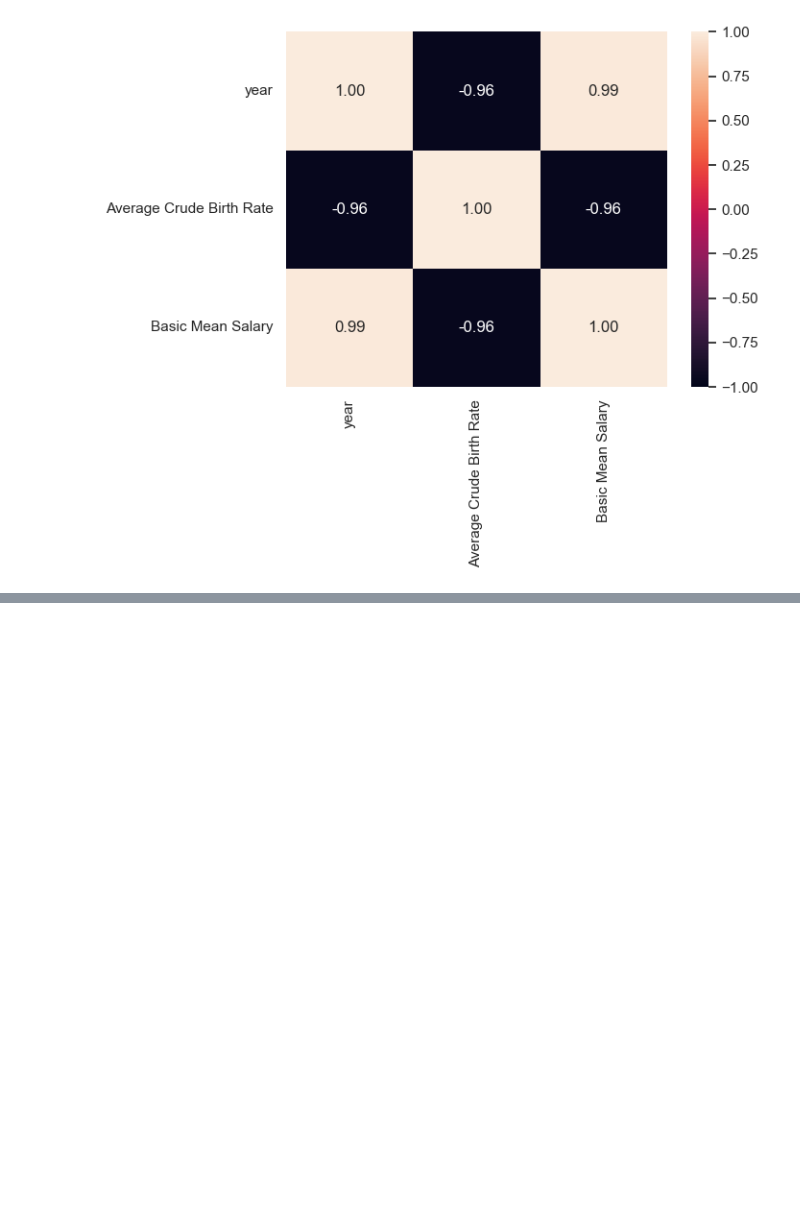
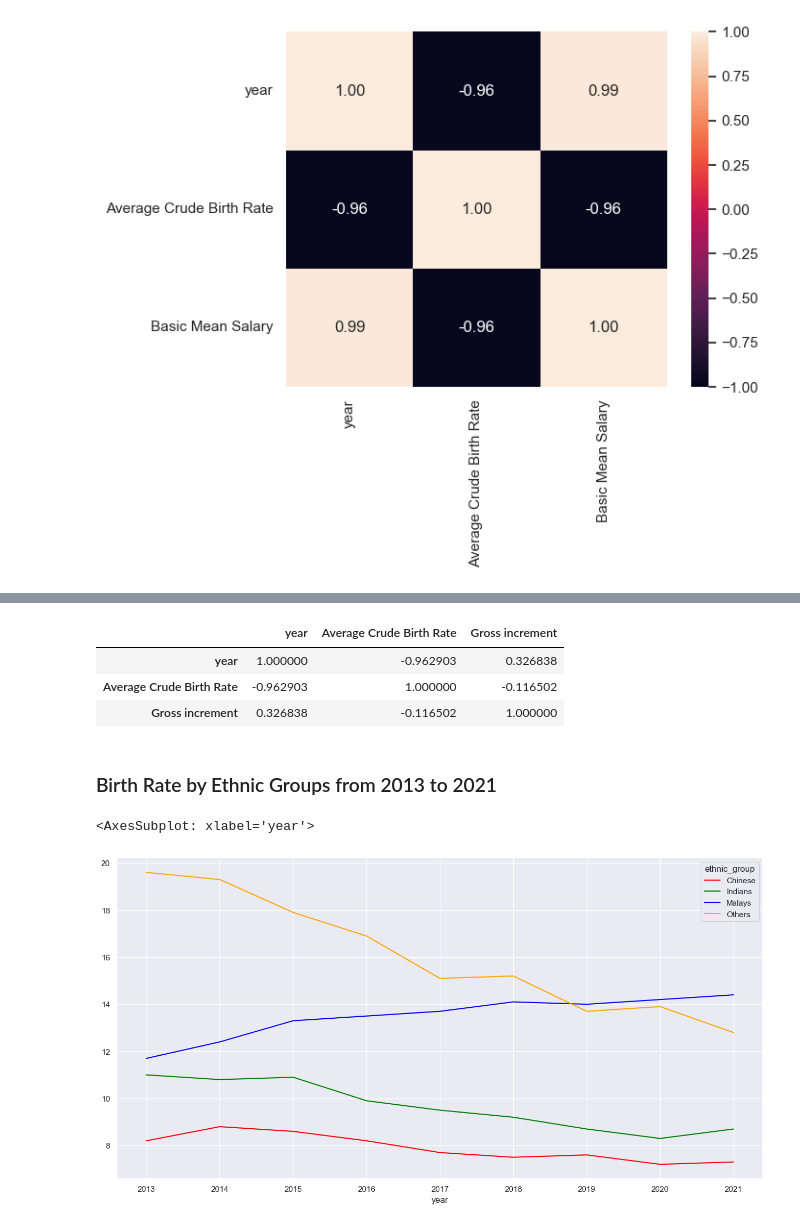
Before and after one commit to ShondoKu/EE5087-Mini-Project, a Jupyter notebook: EE5087_GroupProj.ipynb, the cells around one changed output, grey strips where cells are left out. Saved outputs shown, nothing was run; the diff lists cells and outputs as text; code cells hidden in the pictures; blank space fills up the shorter version.

```diff
--- a/EE5087_GroupProj.ipynb
+++ b/EE5087_GroupProj.ipynb
@@ -98,0 +147,22 @@ sb.heatmap(jointDF.corr(), vmin = -1, vmax = 1, annot = True, fmt=".2f")
+# %%
+jointDF_grossIncrement_birthRate = pd.merge(df_averge_BirthRate_perYear,df_gross_increment_SalaryperYear, on = 'year')
+jointDF_grossIncrement_birthRate.corr()
+# %% [output]
+|  | year | Average Crude Birth Rate | Gross increment |
+| year | 1.000000 | -0.962903 | 0.326838 |
+| Average Crude Birth Rate | -0.962903 | 1.000000 | -0.116502 |
+| Gross increment | 0.326838 | -0.116502 | 1.000000 |
+# %% [markdown]
+### Birth Rate by Ethnic Groups from 2013 to 2021
+# %%
+birth_rate_race = pd.DataFrame(birth_Death_Rate_Data[['year', 'ethnic_group', 'crude_birth_rate']])
+birth_rate_race_Above2012 = birth_rate_race[birth_rate_race['year'] >= 2013]
+
+#df_averge_SalaryperYear = pd.DataFrame(averge_SalaryperYear.items(), columns=['year', 'Basic Mean Salary'])
+
+# pivot the data into the correct shape
+birth_rate_race_Above2012 = birth_rate_race_Above2012.pivot(index='year', columns='ethnic_group', values='crude_birth_rate')
+birth_rate_race_Above2012.plot(color=['red', 'green', 'blue', 'orange'], figsize=(16, 8))
+# %% [output]
+<AxesSubplot: xlabel='year'>
+[figure, added]
```
Also changed, not shown: parts of 8 cells of this notebook, 1 other file.
